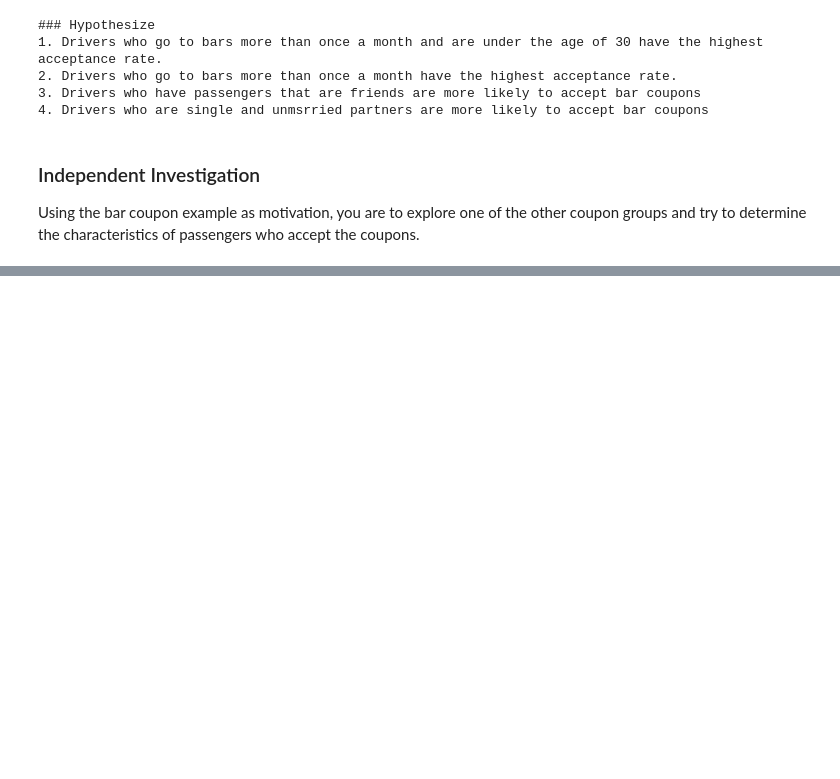
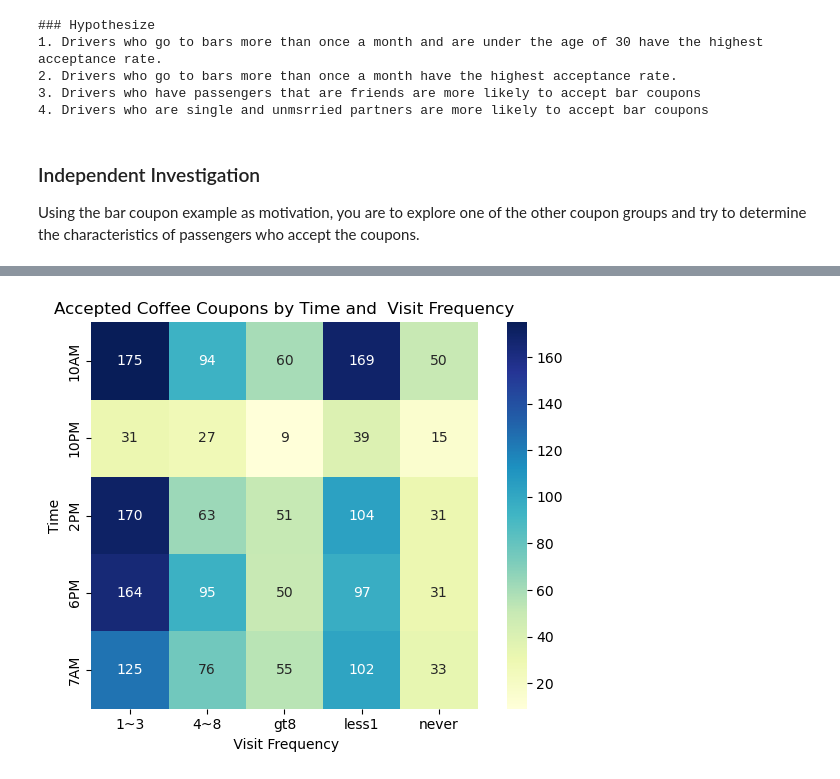
Before and after one commit to kiranal/Assignment_5_1, a Jupyter notebook: prompt.ipynb, the cells around one changed output, grey strips where cells are left out. Saved outputs shown, nothing was run; the diff lists cells and outputs as text; code cells hidden in the pictures; blank space fills up the shorter version.

```diff
--- a/prompt.ipynb
+++ b/prompt.ipynb
@@ -448,0 +596,17 @@ Using the bar coupon example as motivation, you are to explore one of the other
+# %%
+# Create a crosstab of bar frequency vs age group for accepted coupons
+coffee_cross_tab = pd.crosstab(
+    index=coffee_coupons[coffee_coupons['Y'] == 1]['time'],
+    columns=coffee_coupons[coffee_coupons['Y'] == 1]['CoffeeHouse']
+)
+
+#heat map for age & freq of visit patterns for accepting bar coupons
+sns.heatmap(coffee_cross_tab, annot=True, fmt='d', cmap='YlGnBu', square=True)
+plt.title('Accepted Coffee Coupons by Time and  Visit Frequency')
+plt.xlabel(' Visit Frequency')
+plt.ylabel('Time')
+plt.tight_layout()
+plt.savefig('.//Images/TimeAndFreq.png')
+plt.show()
+# %% [output]
+[figure, added]
```
Also changed, not shown: parts of 25 cells of this notebook, 3 other files.
